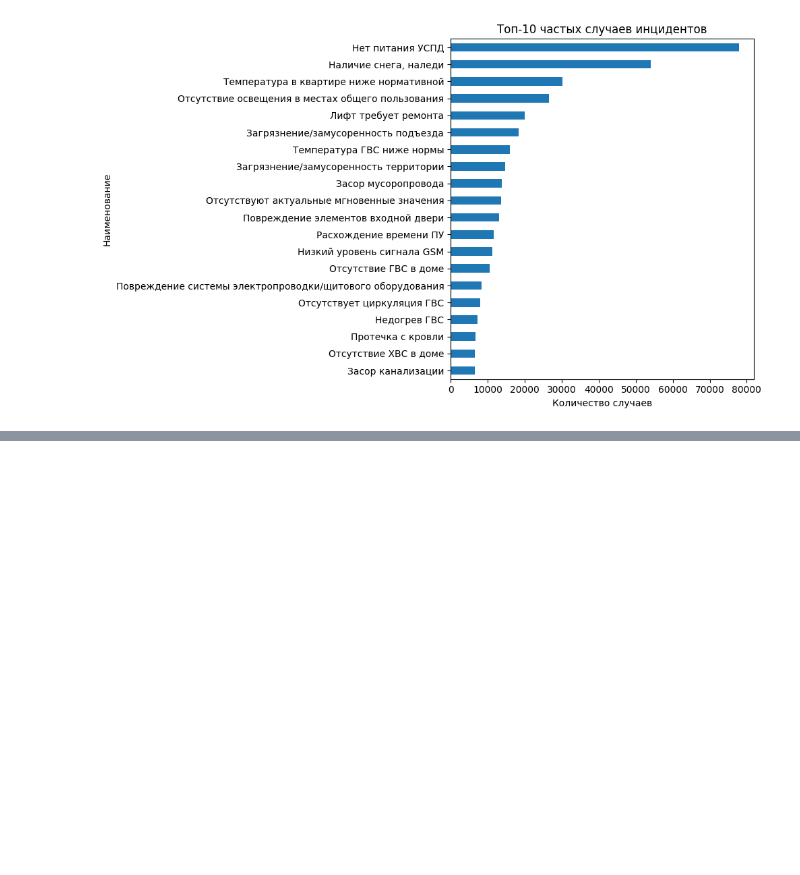
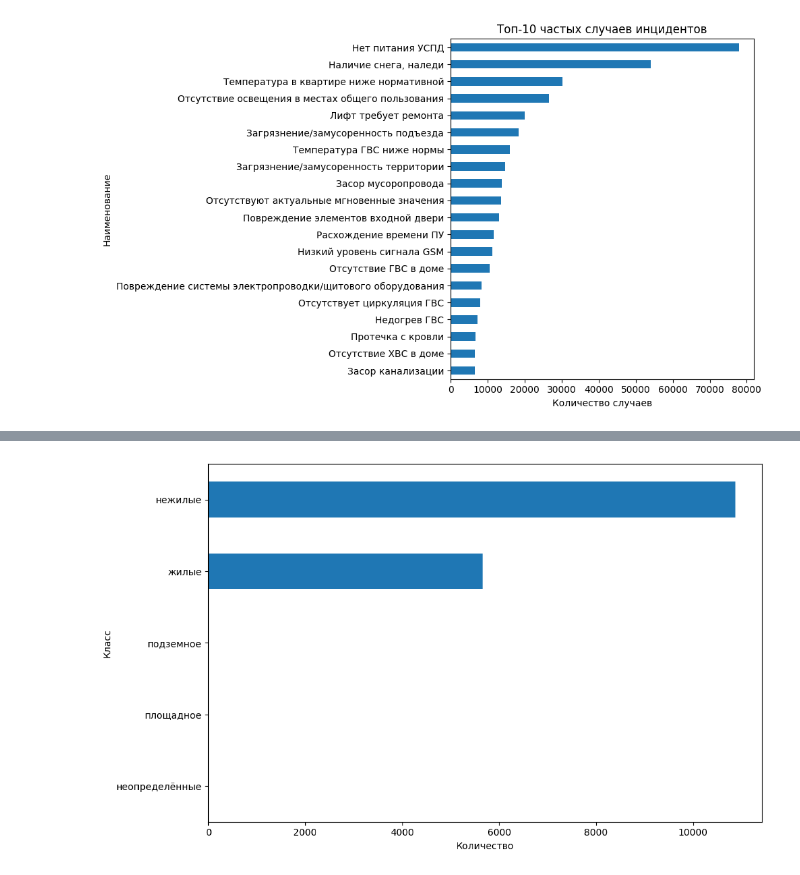
Before and after one commit to vdmkkk/LCT-2024-MISIS-Ivanovo, a Jupyter notebook: ml/eda.ipynb, the cells around one changed output, grey strips where cells are left out. Saved outputs shown, nothing was run; the diff lists cells and outputs as text; code cells hidden in the pictures; blank space fills up the shorter version.

```diff
--- a/ml/eda.ipynb
+++ b/ml/eda.ipynb
@@ -79,0 +140,4 @@ plt.show()
+# %%
+plot_gist_categorical(bti, "Класс")
+# %% [output]
+[figure, added]
```
Also changed, not shown: parts of 15 cells of this notebook.
